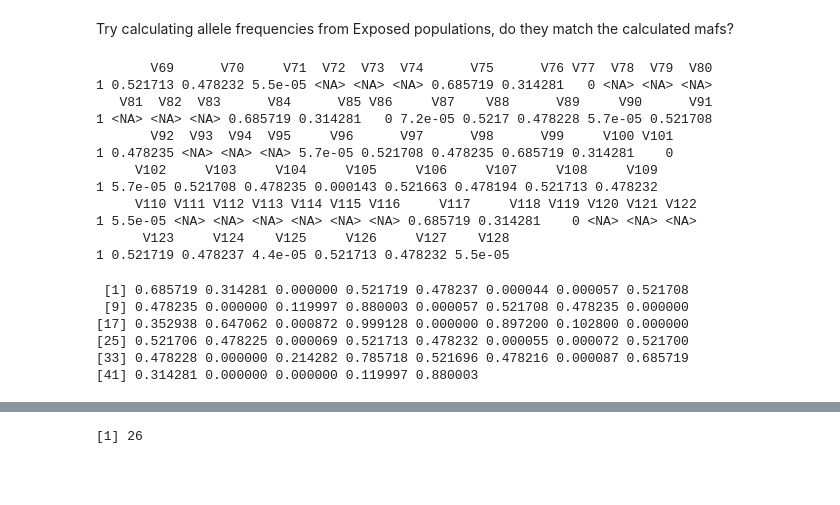
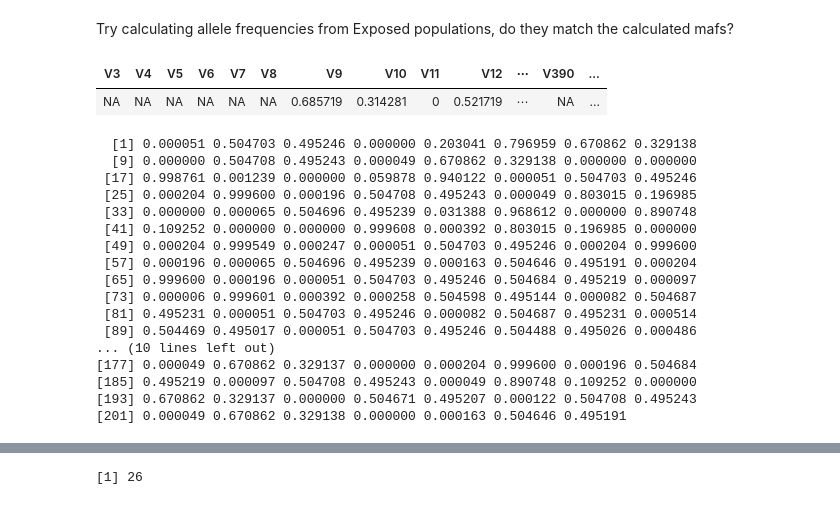
Before and after one commit to sagw/WNS_WGS, a Jupyter notebook: Notebooks/All_AlleleFreqChange.ipynb, the cells around one changed output, grey strips where cells are left out. Cells and saved outputs as stored; diff of their text form; code cells hidden in the pictures; blank space fills up the shorter version.

Commit message:
trying to understand genoprobs

```diff
--- a/Notebooks/All_AlleleFreqChange.ipynb
+++ b/Notebooks/All_AlleleFreqChange.ipynb
@@ -168,19 +169,9 @@ NJE_genoprobs=genoprobs2[,3:68]
 NYE_genoprobs=genoprobs2[,129:191]
 # 113 - 132
 VTE_genoprobs=genoprobs2[,258:338]
-# %%
-print(NJU_genoprobs[1,])
-# %% [output]
-       V69      V70     V71  V72  V73  V74      V75      V76 V77  V78  V79  V80
-1 0.521713 0.478232 5.5e-05 <NA> <NA> <NA> 0.685719 0.314281   0 <NA> <NA> <NA>
-   V81  V82  V83      V84      V85 V86     V87    V88      V89     V90      V91
-1 <NA> <NA> <NA> 0.685719 0.314281   0 7.2e-05 0.5217 0.478228 5.7e-05 0.521708
-       V92  V93  V94  V95     V96      V97      V98      V99     V100 V101
-1 0.478235 <NA> <NA> <NA> 5.7e-05 0.521708 0.478235 0.685719 0.314281    0
-     V102     V103     V104     V105     V106     V107     V108     V109
-1 5.7e-05 0.521708 0.478235 0.000143 0.521663 0.478194 0.521713 0.478232
-     V110 V111 V112 V113 V114 V115 V116     V117     V118 V119 V120 V121 V122
-1 5.5e-05 <NA> <NA> <NA> <NA> <NA> <NA> 0.685719 0.314281    0 <NA> <NA> <NA>
-      V123     V124    V125     V126     V127    V128
-1 0.521719 0.478237 4.4e-05 0.521713 0.478232 5.5e-05
+# %%
+genoprobs2[1,]
+# %% [output]
+| V3 | V4 | V5 | V6 | V7 | V8 | V9 | V10 | V11 | V12 | ⋯ | V390 | ... |
+| NA | NA | NA | NA | NA | NA | 0.685719 | 0.314281 | 0 | 0.521719 | ⋯ | NA | ... |
 # %%
@@ -191,13 +182,24 @@ test2=(NJE_genoprobs[1,])
 test2=as.numeric(test2[!is.na(test2)])
-# %%
-test2
-# %% [output]
- [1] 0.685719 0.314281 0.000000 0.521719 0.478237 0.000044 0.000057 0.521708
- [9] 0.478235 0.000000 0.119997 0.880003 0.000057 0.521708 0.478235 0.000000
-[17] 0.352938 0.647062 0.000872 0.999128 0.000000 0.897200 0.102800 0.000000
-[25] 0.521706 0.478225 0.000069 0.521713 0.478232 0.000055 0.000072 0.521700
-[33] 0.478228 0.000000 0.214282 0.785718 0.521696 0.478216 0.000087 0.685719
-[41] 0.314281 0.000000 0.000000 0.119997 0.880003
+# %%
+test
+# %% [output]
+  [1] 0.000051 0.504703 0.495246 0.000000 0.203041 0.796959 0.670862 0.329138
+  [9] 0.000000 0.504708 0.495243 0.000049 0.670862 0.329138 0.000000 0.000000
+ [17] 0.998761 0.001239 0.000000 0.059878 0.940122 0.000051 0.504703 0.495246
+ [25] 0.000204 0.999600 0.000196 0.504708 0.495243 0.000049 0.803015 0.196985
+ [33] 0.000000 0.000065 0.504696 0.495239 0.031388 0.968612 0.000000 0.890748
+ [41] 0.109252 0.000000 0.000000 0.999608 0.000392 0.803015 0.196985 0.000000
+ [49] 0.000204 0.999549 0.000247 0.000051 0.504703 0.495246 0.000204 0.999600
+ [57] 0.000196 0.000065 0.504696 0.495239 0.000163 0.504646 0.495191 0.000204
+ [65] 0.999600 0.000196 0.000051 0.504703 0.495246 0.504684 0.495219 0.000097
+ [73] 0.000006 0.999601 0.000392 0.000258 0.504598 0.495144 0.000082 0.504687
+ [81] 0.495231 0.000051 0.504703 0.495246 0.000082 0.504687 0.495231 0.000514
+ [89] 0.504469 0.495017 0.000051 0.504703 0.495246 0.504488 0.495026 0.000486
+... (10 lines left out)
+[177] 0.000049 0.670862 0.329137 0.000000 0.000204 0.999600 0.000196 0.504684
+[185] 0.495219 0.000097 0.504708 0.495243 0.000049 0.890748 0.109252 0.000000
+[193] 0.670862 0.329137 0.000000 0.504671 0.495207 0.000122 0.504708 0.495243
+[201] 0.000049 0.670862 0.329138 0.000000 0.000163 0.504646 0.495191
 # %%
 probs=numeric()
 for(i in seq(1,length(test),3)) {
```
Also changed, not shown: parts of 8 cells of this notebook, 1 other file.
